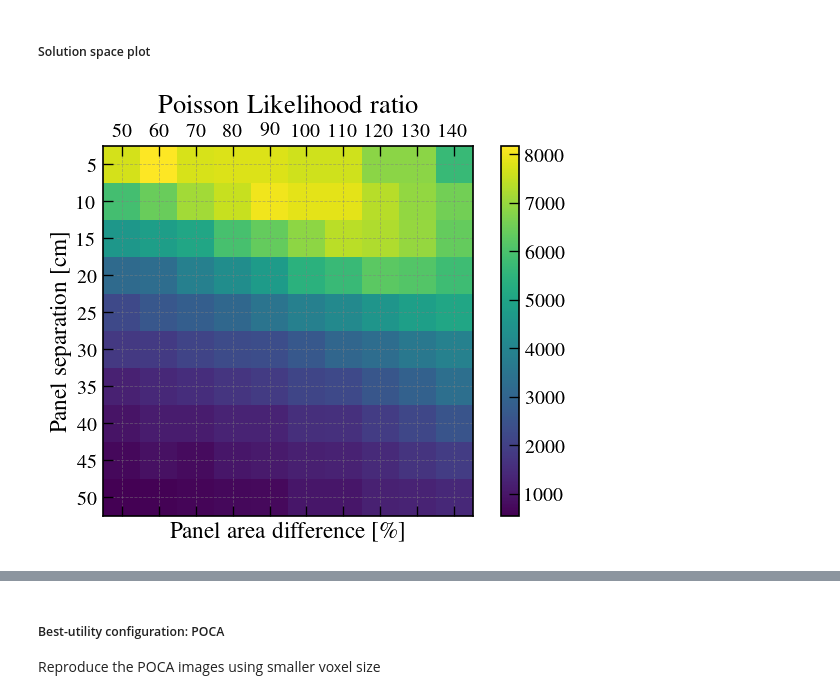
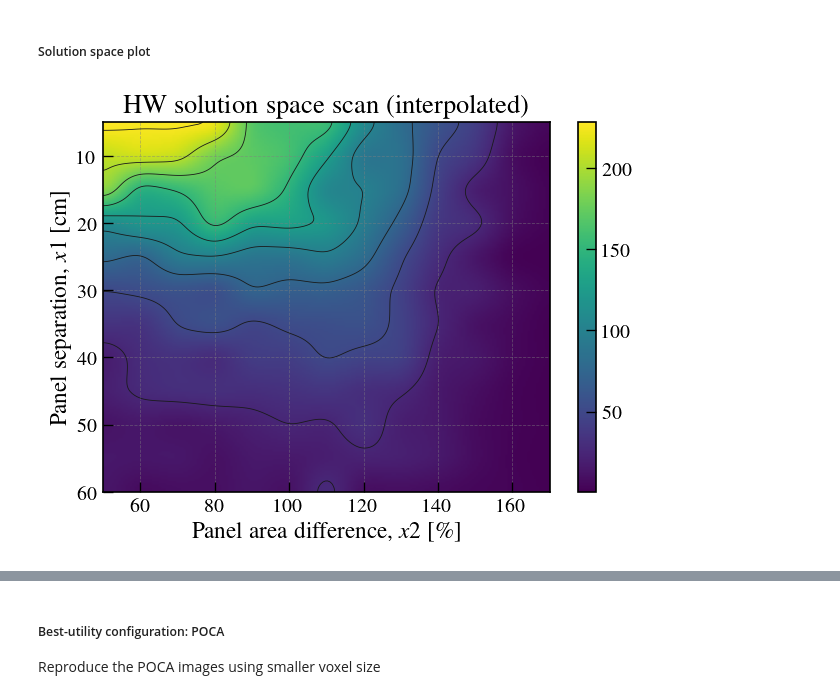
Before and after one commit to MaximeLagrange/muograph, a Jupyter notebook: Analysis.ipynb, the cells around one changed output, grey strips where cells are left out. Cells and saved outputs as stored; diff of their text form; code cells hidden in the pictures.

```diff
--- a/Analysis.ipynb
+++ b/Analysis.ipynb
@@ -1305,11 +1353,12 @@ def KL_from_uniform(N, L, eps=1e-12):
 ImagingVoxelWidth = 10; ImagingDimensions = (600, 600, 600)
 
 # Background air and target pillar
-Target = "Pillar"; OptimisationVoxelWidth = 200; OptimisationDimensions = (600, 600, 600)
-# Target = "Pillar"; OptimisationVoxelWidth = 200; OptimisationDimensions = (200, 200, 200)
+# Target = "Pillar"; OptimisationVoxelWidth = 200; OptimisationDimensions = (600, 600, 600)
+Target = "Pillar"; OptimisationVoxelWidth = 200; OptimisationDimensions = (200, 600, 600) # If I correct with path length, this one would be the best
+# Target = "Pillar"; OptimisationVoxelWidth = 200; OptimisationDimensions = (200, 600, 200)
 
 # Background pillar and target bars
 # Target = "Bars"; OptimisationVoxelWidth = 20; OptimisationDimensions = (200, 200, 200)
 
-voi, Vix_t, Viy_t, Viz_t, Vt, Vb = DefVolumes(Target=Target, VoxelWidth=OptimisationVoxelWidth,
+voi, Vix_t, Viy_t, Viz_t, Vix_b, Viy_b, Viz_b, Vt, Vb = DefVolumes(Target=Target, VoxelWidth=OptimisationVoxelWidth,
                                               Dimension=OptimisationDimensions) # [mm]
@@ -1979,6 +1881,8 @@ Utility (Poisson Likelihood Ratio) = 658
 # %%
 # Spatial resolution of the projected hits
 r=0.5
+r=0.25
+# r=1
 SR_p = (r, r, r/2) # [mm]
 resolution = str(SR_p[0]) + "_" + str(SR_p[1]) + "_" + str(SR_p[2])
 
@@ -2025,5 +1929,5 @@ torch.Size([3, 8992])
 # %% [markdown]
 ##### POCA
 # %%
-voi, Vix_t, Viy_t, Viz_t, Vt, Vb = DefVolumes(VoxelWidth=20,
+voi, Vix_t, Viy_t, Viz_t, Vix_b, Viy_b, Viz_b, Vt, Vb = DefVolumes(VoxelWidth=20,
                                               Dimension=(600, 600, 600) ) # [mm]
@@ -2173,5 +2009,8 @@ Utility (Poisson Likelihood Ratio) = 593
 Layer separation (1), size ratio of the panels (2), separation of the panels from the pillar? (3)
 # %% [markdown]
 ##### Solution space configuration
+# %%
+voi, Vix_t, Viy_t, Viz_t, Vix_b, Viy_b, Viz_b, Vt, Vb = DefVolumes(Target=Target, VoxelWidth=OptimisationVoxelWidth,
+                                                  Dimension=OptimisationDimensions) # [mm]
 # %%
 # Layer separation [mm]
@@ -2522,37 +2369,97 @@ An error occurred: "Column 'E' not found in the DataFrame. Muon energy set to 0.
 ##### Solution space plot
 # %%
 # Select utility function
-U = U2s
+# U = U2s
+# U = U3s
+U = Us
+
+from scipy.interpolate import RegularGridInterpolator
+
+x1 = np.array(p3) / 10        # cm
+x2 = np.array(p4) * 100       # %
+U_np = np.array(U)
+
+interp = RegularGridInterpolator(
+    (x1, x2),
+    U_np,
+    # method="cubic"   # 'linear' o 'cubic'
+    method="linear"
+)
+
+x1_fine = np.linspace(x1.min(), x1.max(), 200)
+x2_fine = np.linspace(x2.min(), x2.max(), 200)
+
+X1, X2 = np.meshgrid(x1_fine, x2_fine, indexing="ij")
+points = np.stack([X1.ravel(), X2.ravel()], axis=-1)
+
+U_fine = interp(points).reshape(X1.shape)
+
+from scipy.ndimage import gaussian_filter
+
+U_smooth = gaussian_filter(
+    U_fine,
+    # sigma=2.5   # ← controla el suavizado
+    sigma=3.5   # ← controla el suavizado
+)
+
+fig, ax = plt.subplots()
+
+cax = ax.imshow(
+    U_smooth,
+    origin="upper",
+    aspect="auto",
+    extent=[x2.min(), x2.max(), x1.max(), x1.min()]
+)
+
+fig.colorbar(cax)
+
+ax.set_xlabel(r"Panel area difference, $x2$ [$\%$]")
+ax.set_ylabel(r"Panel separation, $x1$ [cm]")
+ax.set_title("HW solution space scan (interpolated)")
+
+ax.contour(
+    X2, X1, U_smooth,
+    levels=10,
+    colors="k",
+    linewidths=0.5
+)
+
+plt.show()
+
 
 figure = plt.figure()
 axes = figure.add_subplot(111)
 
 # using the matshow() function
 # caxes = axes.matshow(U1s, interpolation ='nearest')
 # figure.colorbar(caxes)
 
 caxes = axes.matshow(U, interpolation ='nearest')
 figure.colorbar(caxes)
 
 # caxes = axes.matshow(U3s, interpolation ='nearest')
 # figure.colorbar(caxes)
 
 # caxes = axes.matshow(U4s, interpolation ='nearest')
 # figure.colorbar(caxes)
 
 axes.xaxis.set_ticks(range(0, p4.size()[0]), p4)
 axes.yaxis.set_ticks(range(0, p3.size()[0]), p3)
 
 axes.set_yticklabels(np.round(np.array(p3)/10, 1))
 axes.set_xticklabels(np.round(np.array(p4*100), 1))
 
 axes.set_yticklabels(np.array(np.array(p3)/10, dtype="int"))
 axes.set_xticklabels(np.array(np.array(p4*100), dtype="int"))
 
-axes.set_xlabel("Panel area difference [$\%$]")
-axes.set_ylabel("Panel separation [cm]")
+# axes.set_xlabel("Panel area difference [$\%$]")
+# axes.set_xlabel(r"Panel area difference, $\alpha$ [$\%$]")
+axes.set_xlabel(r"Panel area difference, $x2$ [$\%$]")
+# axes.set_ylabel("Panel separation [cm]")
+# axes.set_ylabel(r"Panel separation, $\beta$ [cm]")
+axes.set_ylabel(r"Panel separation, $x1$ [cm]")
 
-plt.title("Poisson Likelihood ratio")
+plt.title("HW solution space scan")
 plt.show()
 # %% [output]
-[figure, old version]
+[figure, new version]
```
Also changed, not shown: parts of 52 cells of this notebook.
